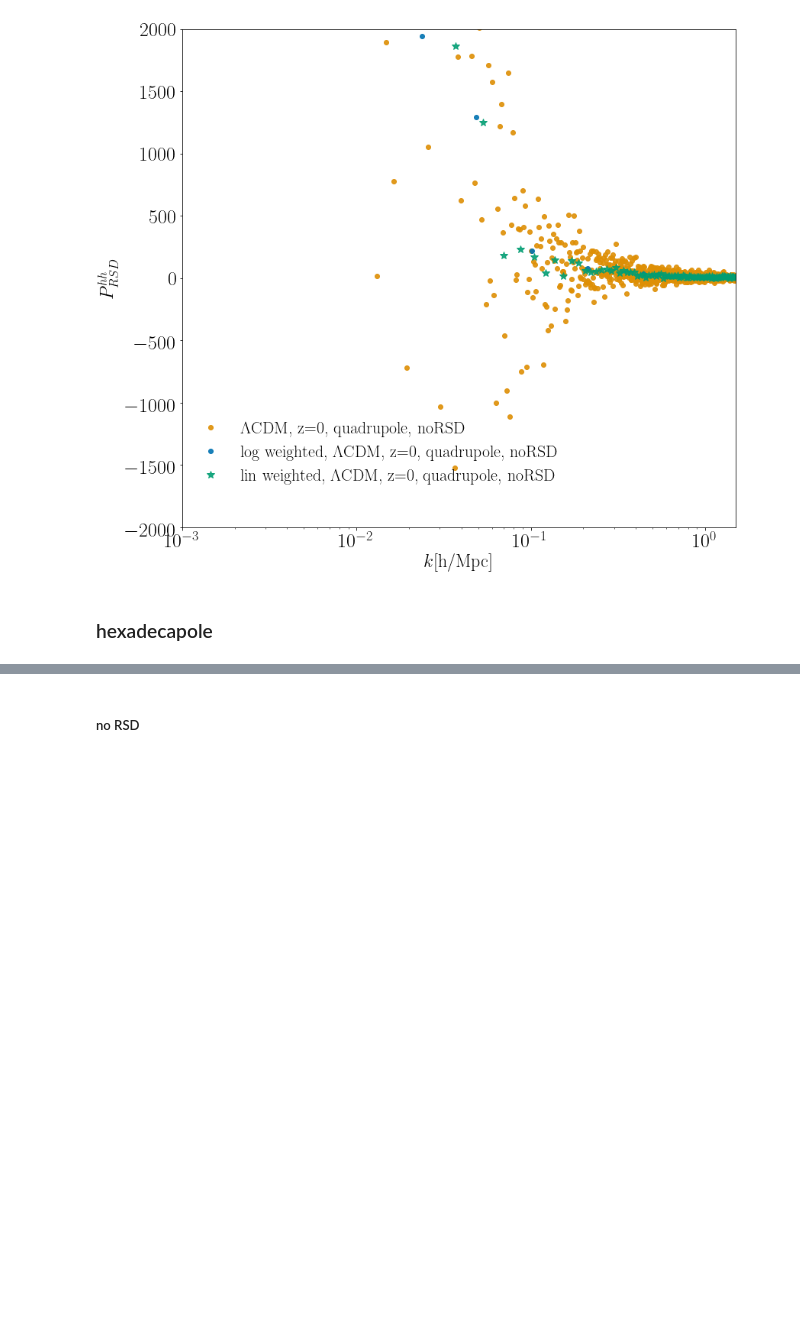
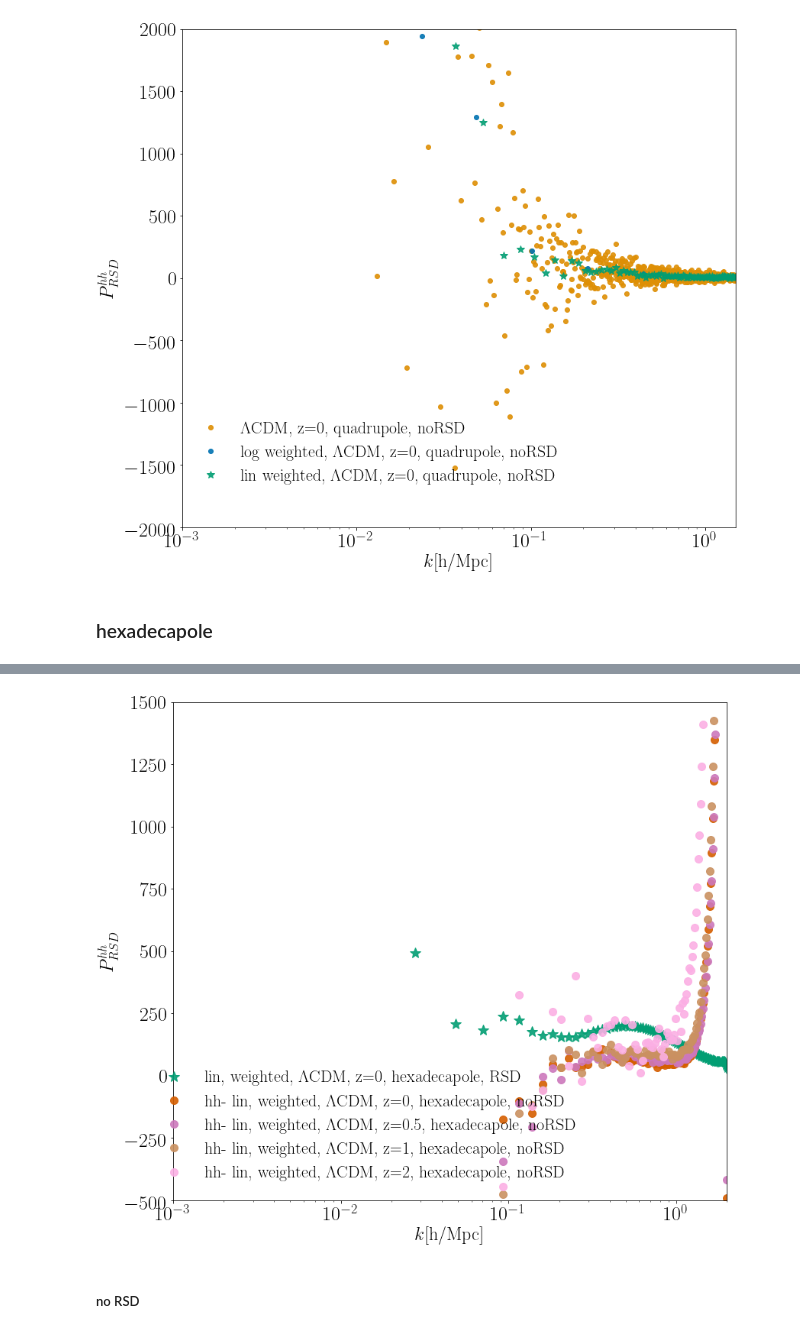
Before and after one commit to FarbodHassani/Doppler_RSD_N-body, a Jupyter notebook: Analysis-notebooks/PowerSpectra_halos_RSD_noRSD.ipynb, the cells around one changed output, grey strips where cells are left out. Drawn from its saved outputs; the diff is of its cells as text; code cells hidden in the pictures; blank space fills up the shorter version.

```diff
--- a/Analysis-notebooks/PowerSpectra_halos_RSD_noRSD.ipynb
+++ b/Analysis-notebooks/PowerSpectra_halos_RSD_noRSD.ipynb
@@ -945,0 +941,90 @@ method: lin
+# %%
+plt.rc('text', usetex=True)
+font = {'family' : 'normal',
+        'weight' : 'bold',
+        'size'   : text_size}
+matplotlib.rc('font', **font)
+fig, axs = plt.subplots(figsize=(13,12))
+plt.subplots_adjust(hspace=0.0)
+
+
+
+kind = 'halo'
+RSD ='noRSD'
+file = ['gev_lcdm','gev_em0','gev_em7','kev_em4','kev_em7'];
+decrip = ["$\Lambda$CDM, ","$w$CDM ($w=-0.9, c_s^2=1$), ","$w$CDM-gev ($w=-0.9, c_s^2=10^{-7}$), ",
+          "$w$CDM ($w=-0.9,, c_s^2=10^{-4}$), ","$w$CDM ($w=-0.9, c_s^2=10^{-7}$), "]
+z = ["z=0", "z=0.5", "z=1", "z=2", "z=3"];
+
+l=0
+
+kind = "cdm"
+l=0
+for num1 in [0]: # file 1
+    for j in [0]: # Redshifts
+        redshift ="z="+str(j);
+        RSD ='RSD'
+#         [k0,pk0]=data[kind][RSD][file[num1]]['pow'][redshift][[0,1],:]
+        [k2,pk2]=data[kind][RSD][file[num1]]['pow'][redshift][[0,2],:]
+        [k4,pk4]=data[kind][RSD][file[num1]]['pow'][redshift][[0,3],:]
+
+#         axs.plot(k0, pk0,"o",alpha=0.9,color =Colors[l], lw=3,label=decrip[i]+redshift+", monopole")
+#         axs.plot(k0, pk2,"o",alpha=0.9,color =Colors[l+1], lw=3,label=decrip[i]+redshift+", quadrupole")
+#         axs.plot(k0, pk4,"o",alpha=0.9,color =Colors[l+1], lw=3,label=decrip[num1]+redshift+", hexadecapole, "+RSD)
+
+        # Averaging weighted based on the # of modes
+        count_arr = data[kind][RSD][file[num1]]['pow'][redshift][5,:]
+        number_binning = 20;
+        kmin = k0.min();
+        kmax = k0.max();
+        nyqvist_skip = 1;
+        cosmicvar_skip = 1;
+#         weighted_arr = wighted_power(k0, pk4, count_arr ,number_binning, kmin, kmax, nyqvist_skip,cosmicvar_skip,"log")
+#         axs.plot(weighted_arr[:,0], weighted_arr[:,1],"o",alpha=0.9,color =Colors[l], lw=3,label="log, weighted, "+decrip[num1]+redshift+", hexadecapole, "+RSD)
+
+        number_binning = 150
+        weighted_arr = wighted_power(k0, pk4, count_arr ,number_binning, kmin, kmax, nyqvist_skip,cosmicvar_skip,"lin")
+        axs.plot(weighted_arr[:,0], weighted_arr[:,1],"*",markersize=15,alpha=0.9,color =Colors[l+2], lw=3,label="lin, weighted, "+decrip[num1]+redshift+", hexadecapole, "+RSD)
+
+        l=l+1
+
+kind = "halo"
+l=2
+for num1 in [0]: # file 1
+    for j in [0,0.5,1,2]: # Redshifts
+        redshift ="z="+str(j);
+        RSD ='noRSD'
+#         [k0,pk0]=data[kind][RSD][file[num1]]['pow'][redshift][[0,1],:]
+        [k2,pk2]=data[kind][RSD][file[num1]]['pow'][redshift][[0,2],:]
+        [k4,pk4]=data[kind][RSD][file[num1]]['pow'][redshift][[0,3],:]
+
+#         axs.plot(k0, pk0,"o",alpha=0.9,color =Colors[l], lw=3,label=decrip[i]+redshift+", monopole")
+#         axs.plot(k0, pk2,"o",alpha=0.9,color =Colors[l+1], lw=3,label=decrip[i]+redshift+", quadrupole")
+#         axs.plot(k0, pk4,"o",alpha=0.9,color =Colors[l+1], lw=3,label=decrip[num1]+redshift+", hexadecapole, "+RSD)
+
+        # Averaging weighted based on the # of modes
+        count_arr = data[kind][RSD][file[num1]]['pow'][redshift][5,:]
+        number_binning = 20;
+        kmin = k0.min();
+        kmax = k0.max();
+        nyqvist_skip = 1;
+        cosmicvar_skip = 1;
+#         weighted_arr = wighted_power(k0, pk4, count_arr ,number_binning, kmin, kmax, nyqvist_skip,cosmicvar_skip,"log")
+#         axs.plot(weighted_arr[:,0], weighted_arr[:,1],"o",alpha=0.9,color =Colors[l], lw=3,label="log, weighted, "+decrip[num1]+redshift+", hexadecapole, "+RSD)
+
+        number_binning = 150
+        weighted_arr = wighted_power(k0, pk4, count_arr ,number_binning, kmin, kmax, nyqvist_skip,cosmicvar_skip,"lin")
+        axs.plot(weighted_arr[:,0], weighted_arr[:,1],"o",markersize=10,alpha=0.9,color =Colors[l+1], lw=3,label="hh- lin, weighted, "+decrip[num1]+redshift+", hexadecapole, "+RSD)
+
+        l=l+1
+
+axs.set_ylabel(r'$P^{hh}_{RSD}$',fontsize=24)
+axs.set_xlabel('$k$[h/Mpc]',fontsize=24)
+axs.set_xscale('log')
+# plt.yscale('symlog')
+axs.set_ylim(-500,1500)
+axs.set_xlim(1.e-3,2)
+# axs[1].set_yticks([-0.1,-0.05,0,0.05,0.1,0.2,0.3])
+axs.legend(fontsize=22,bbox_to_anchor=[0.35, 0.15], loc='center',frameon=False)
+X=np.arange(0.001,20,1)
+# %% [output]
@@ -946,3 +1036,4 @@ method: lin
+[figure, added]
 # %% [markdown]
 ##### no RSD
 # %%
```
Also changed, not shown: parts of 3 cells of this notebook, 1 other file.
